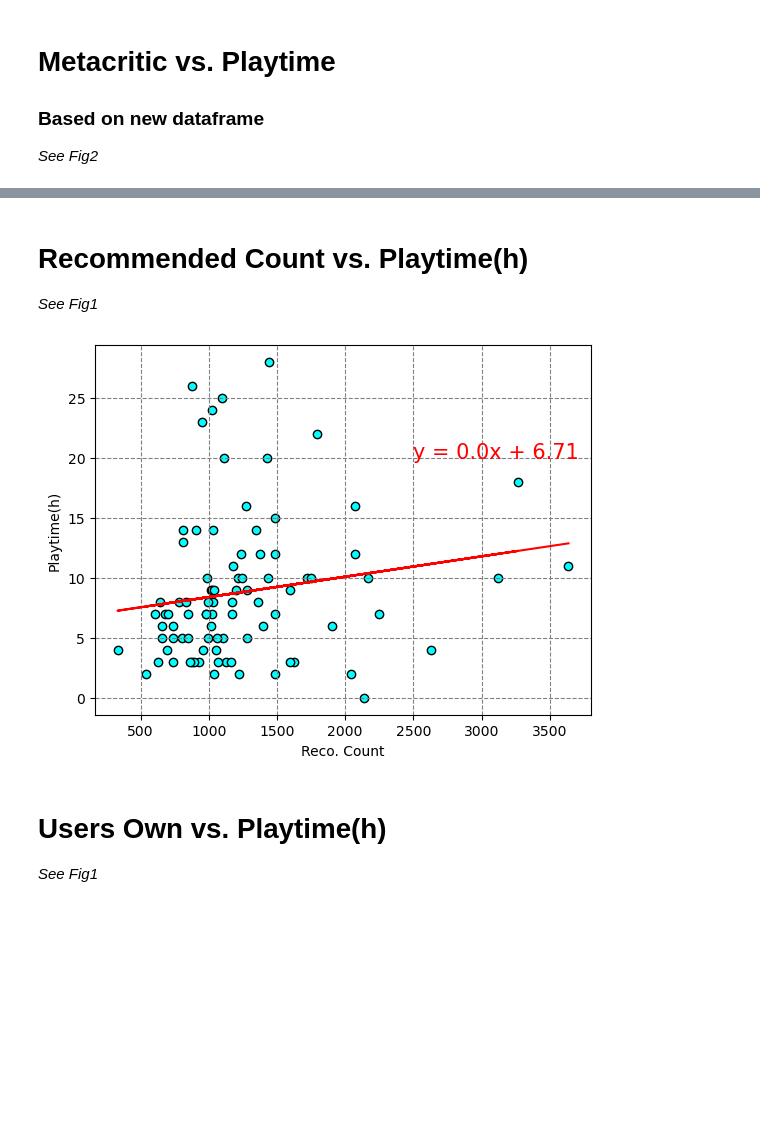
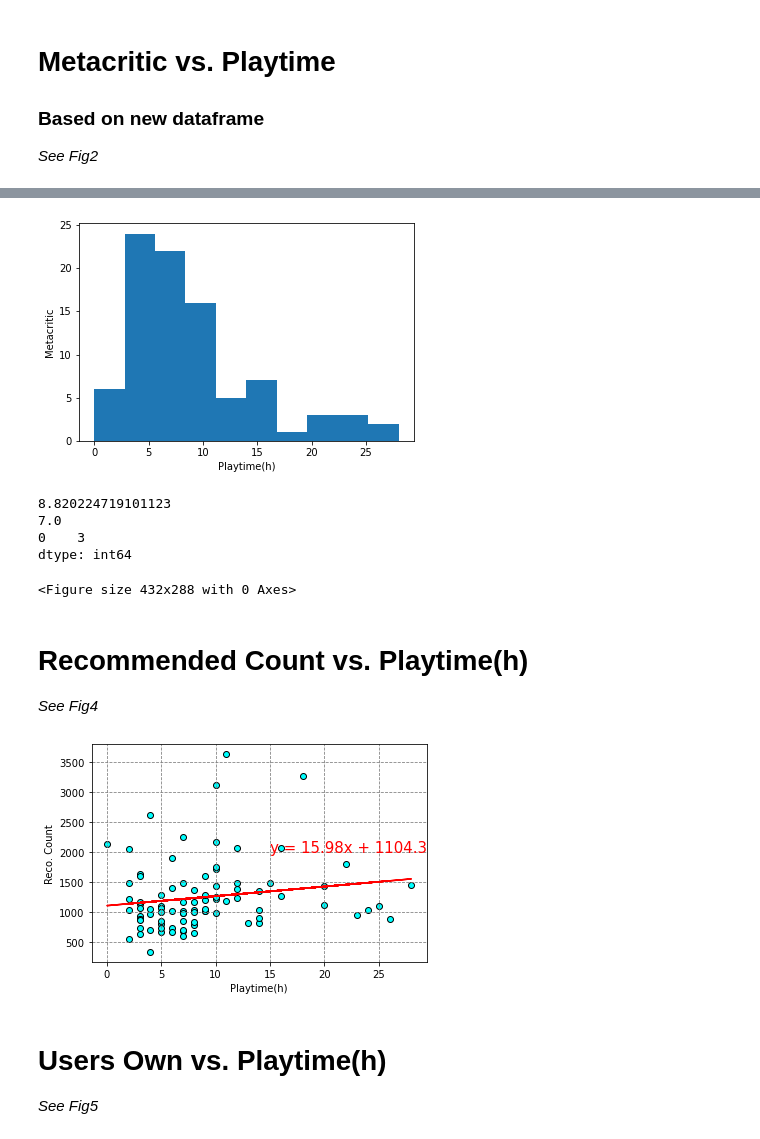
Before and after one commit to candidamg/Project_1, a Jupyter notebook: project.ipynb, the cells around one changed output, grey strips where cells are left out. Cells and saved outputs as stored; diff of their text form; code cells hidden in the pictures; blank space fills up the shorter version.

```diff
--- a/project.ipynb
+++ b/project.ipynb
@@ -322,24 +327,48 @@ plt.show()
+# %%
+# Metacritic vs playtime
+plt.hist(playtime_df['Playtime(h)'])
+plt.xlabel('Playtime(h)')
+plt.ylabel('Metacritic')
+plt.show()
+
+# Save the figure
+plt.savefig("output_data/Fig3.png")
+
+print(playtime_df['Playtime(h)'].mean())
+print(playtime_df['Playtime(h)'].median())
+print(playtime_df['Playtime(h)'].mode())
+# %% [output]
+[figure, added]
+8.820224719101123
+7.0
+0    3
+dtype: int64
+<Figure size 432x288 with 0 Axes>
 # %% [markdown]
 # Recommended Count vs. Playtime(h)
- *See Fig1*
+ *See Fig4*
 # %%
 ## RECOMMENDED COUNT VS PLAYTIME(h)
-x_values = playtime_df['Reco. Count']
-y_values = playtime_df['Playtime(h)']
+x_values = playtime_df['Playtime(h)']
+y_values = playtime_df['Reco. Count']
 (slope, intercept, rvalue, pvalue, stderr) = linregress(x_values, y_values)
 regress_values = x_values * slope + intercept
 line_eq = "y = " + str(round(slope,2)) + "x + " + str(round(intercept,2))
 plt.scatter(x_values,y_values, color="cyan", edgecolors = "black")
 plt.plot(x_values,regress_values,"r-")
-plt.annotate(line_eq,(2500,20),fontsize=15,color="red")
+plt.annotate(line_eq,(15,2000),fontsize=15,color="red")
 plt.grid(color="grey", linestyle="--")
-plt.xlabel('Reco. Count')
-plt.ylabel('Playtime(h)')
+plt.xlabel('Playtime(h)')
+plt.ylabel('Reco. Count')
+
+# Save the figure
+plt.savefig("output_data/Fig4.png")
+
 plt.show()
 # %% [output]
-[figure, old version]
+[figure, new version]
 # %% [markdown]
 # Users Own vs. Playtime(h)
- *See Fig1*
+ *See Fig5*
 # %%
 ## USERS OWN VS PLAYTIME(h)
```
Also changed, not shown: parts of 19 cells of this notebook, 9 other files.
